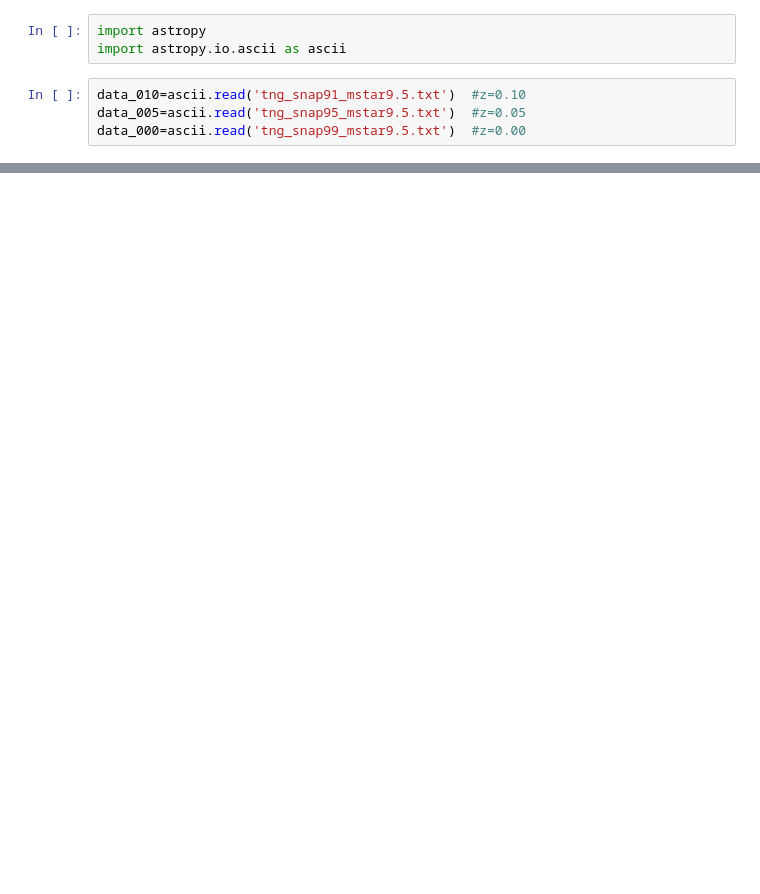
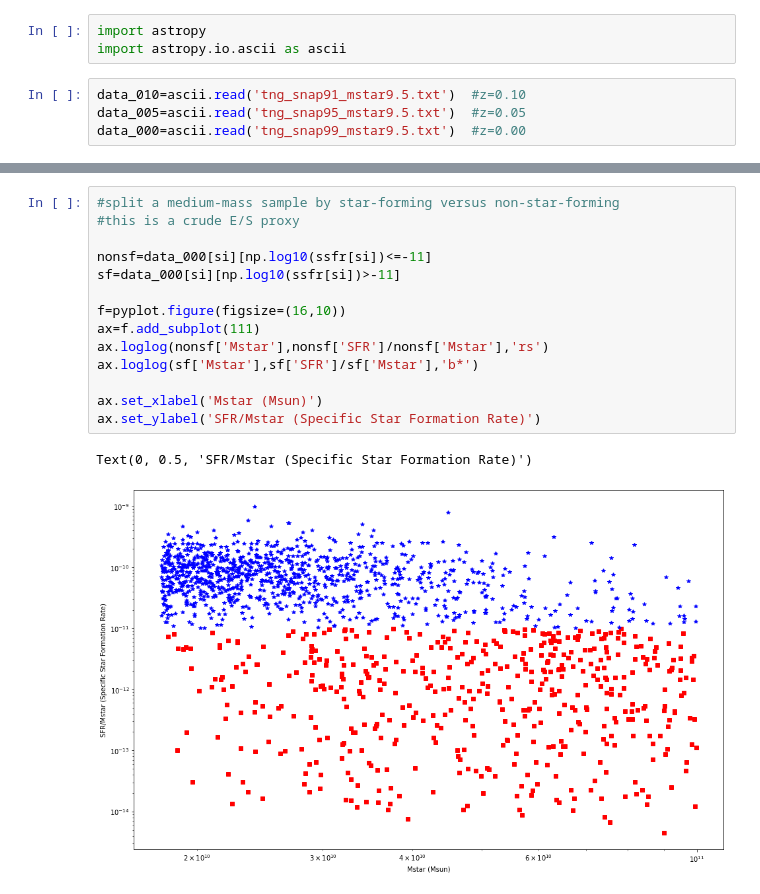
Before and after one commit to gsnyder206/deepmerge-mocks, a Jupyter notebook: TNG_Catalog_Selection_Example.ipynb, the cells around one changed output, grey strips where cells are left out. Saved outputs shown, nothing was run; the diff lists cells and outputs as text; blank space fills up the shorter version.

```diff
--- a/TNG_Catalog_Selection_Example.ipynb
+++ b/TNG_Catalog_Selection_Example.ipynb
@@ -29,0 +49,17 @@ Table length=10805
+# %%
+#split a medium-mass sample by star-forming versus non-star-forming
+#this is a crude E/S proxy
+
+nonsf=data_000[si][np.log10(ssfr[si])<=-11]
+sf=data_000[si][np.log10(ssfr[si])>-11]
+
+f=pyplot.figure(figsize=(16,10))
+ax=f.add_subplot(111)
+ax.loglog(nonsf['Mstar'],nonsf['SFR']/nonsf['Mstar'],'rs')
+ax.loglog(sf['Mstar'],sf['SFR']/sf['Mstar'],'b*')
+
+ax.set_xlabel('Mstar (Msun)')
+ax.set_ylabel('SFR/Mstar (Specific Star Formation Rate)')
+# %% [output]
+Text(0, 0.5, 'SFR/Mstar (Specific Star Formation Rate)')
+[figure, added]
```
Also changed, not shown: parts of 7 cells of this notebook.
